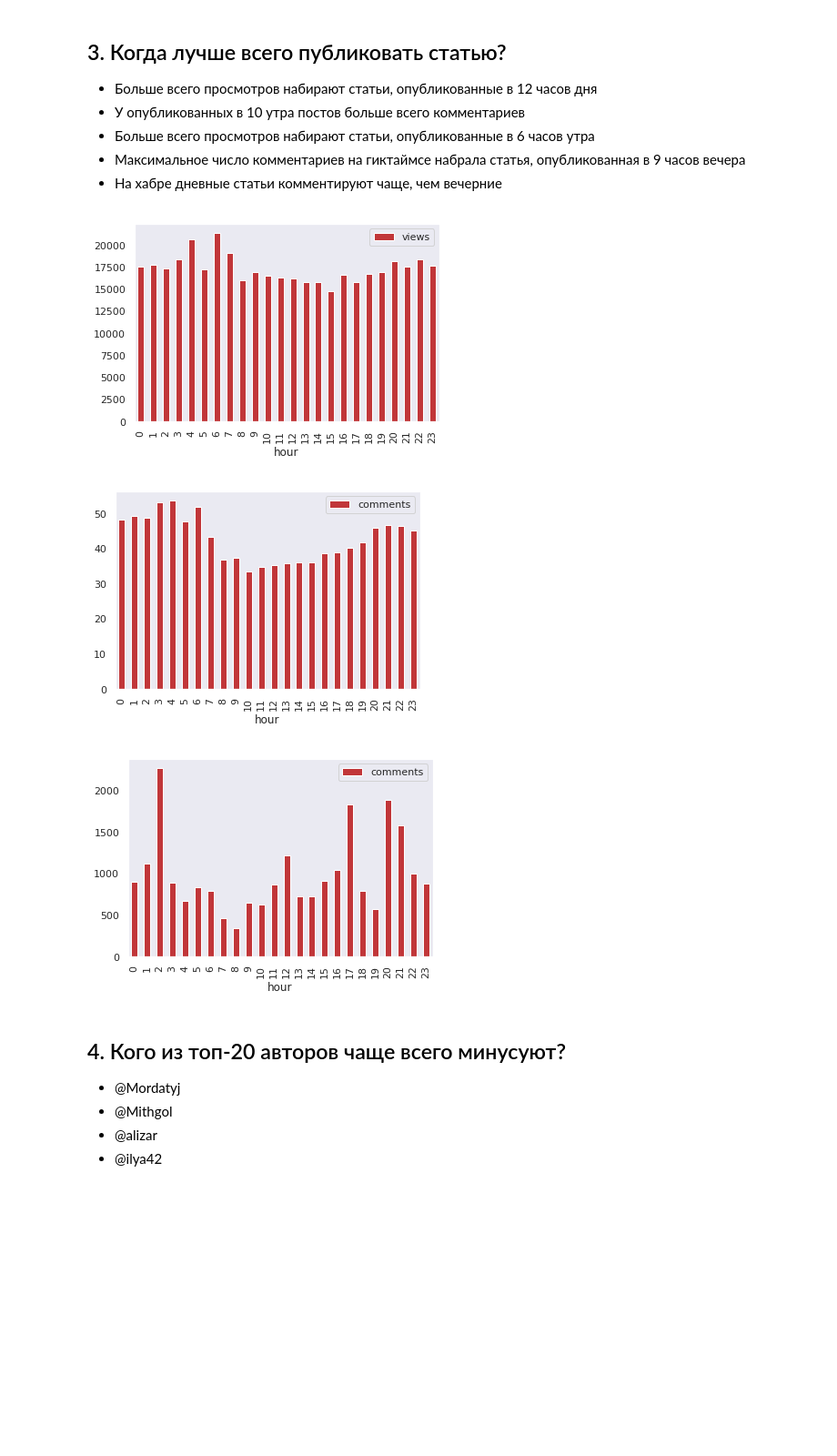
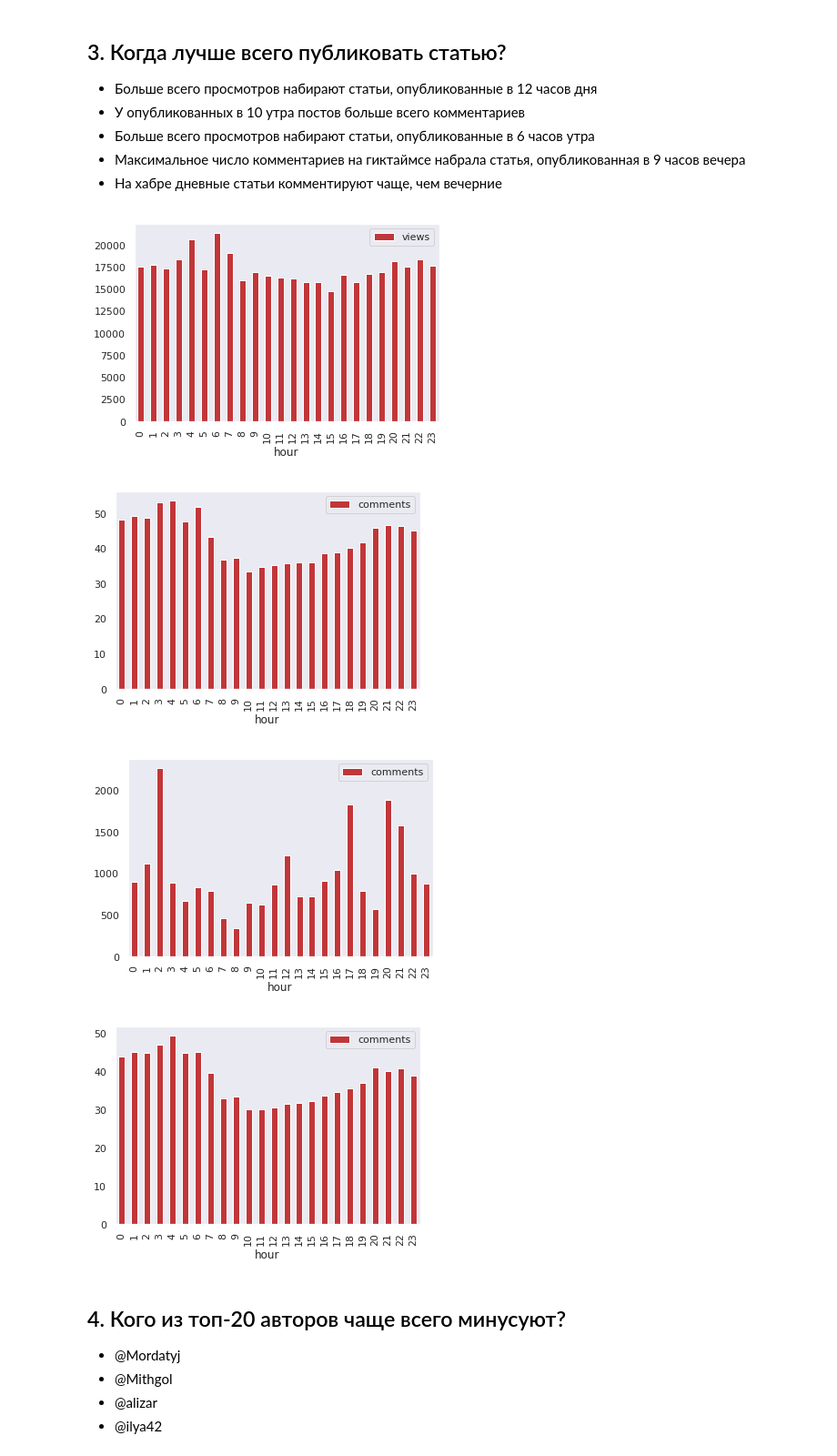
Before and after one commit to kanshi255/ods2018, a Jupyter notebook: zakharov_assignment02_habr_visual_analysis.ipynb, the cells around one changed output. Shown at 91% size. Cells and saved outputs as stored; diff of their text form; code cells hidden in the pictures; blank space fills up the shorter version.

```diff
--- a/zakharov_assignment02_habr_visual_analysis.ipynb
+++ b/zakharov_assignment02_habr_visual_analysis.ipynb
@@ -152,17 +152,19 @@ data.pivot_table(index='dayofweek', values='title', aggfunc='count', columns='do
 # %%
 df.groupby('hour')[['views']].agg('mean').plot(kind='bar');
 df.groupby('hour')[['comments']].agg('mean').plot(kind='bar');
 df[df['domain'] == 'geektimes.ru'].groupby('hour')[['comments']].agg('max').plot(kind='bar');
+df[df['domain'] == 'habrahabr.ru'].groupby('hour')[['comments']].agg('mean').plot(kind='bar');
 
 # 1.no
 # 2.no
 # 3.yes
 # 4.no
 # 5.no
 # %% [output]
 [figure]
 [figure]
 [figure]
+[figure, added]
 # %% [markdown]
 ## 4\. Кого из топ-20 авторов чаще всего минусуют?
 
```
Also changed, not shown: parts of 4 cells of this notebook.
